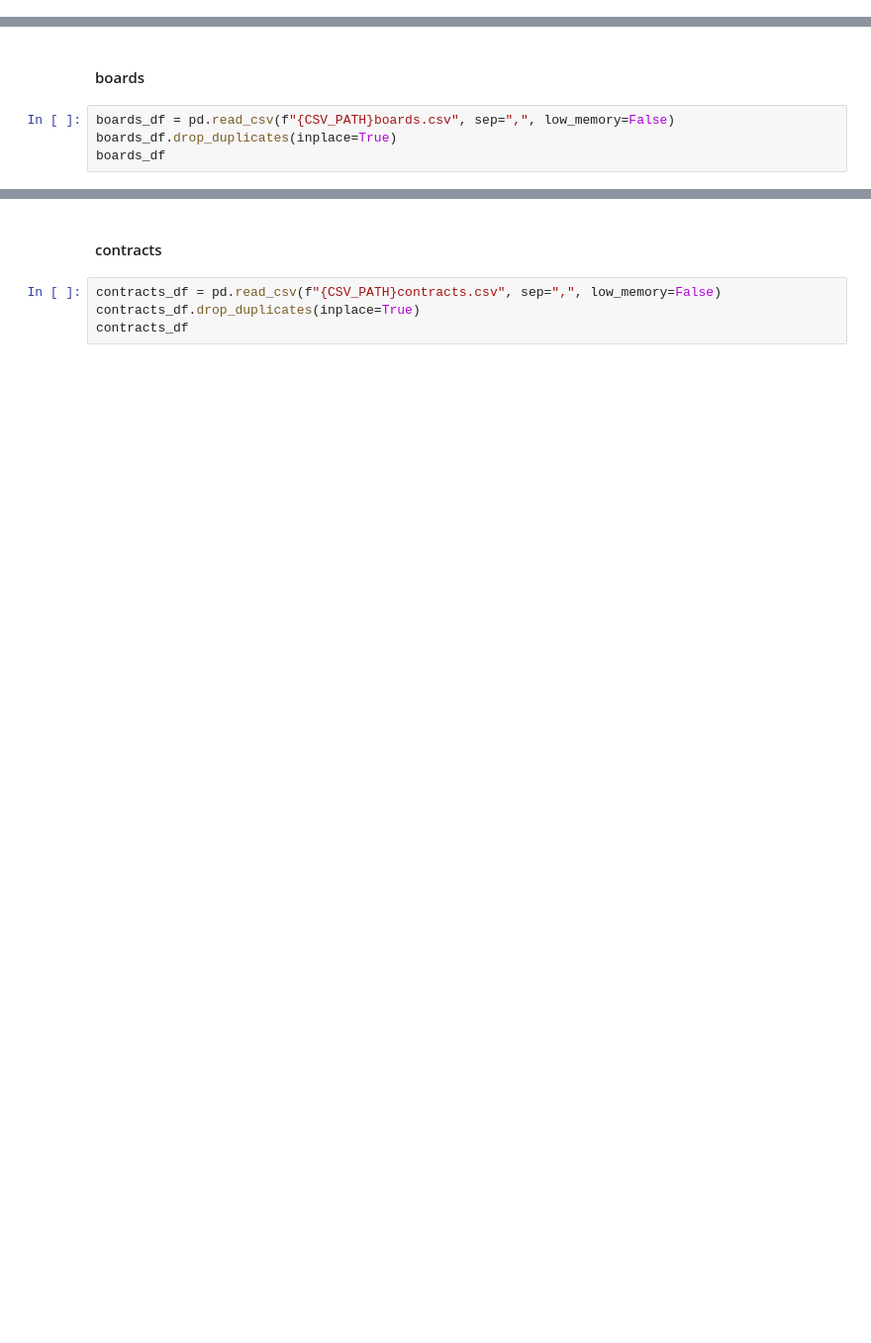
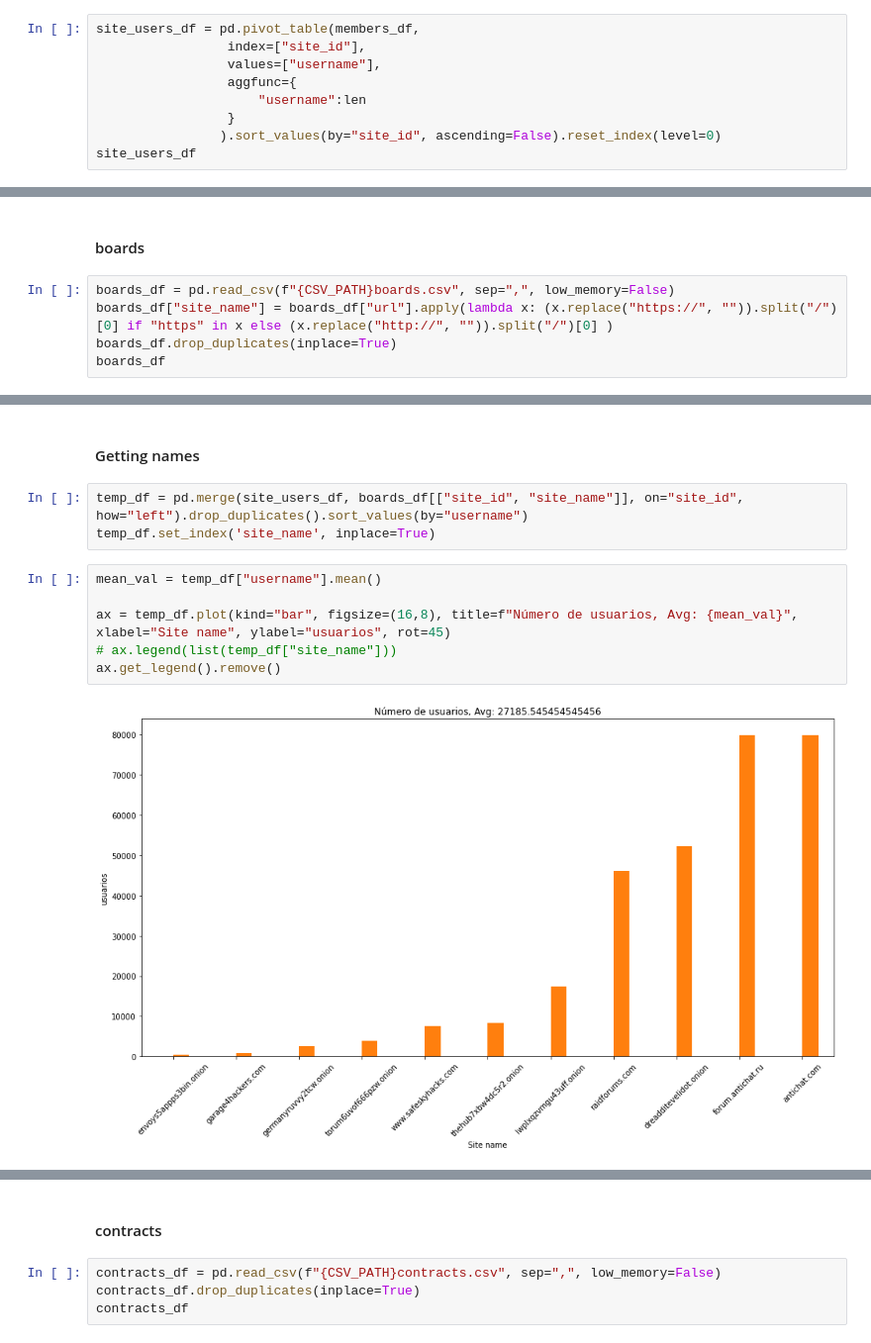
Before and after one commit to fmorenovr/crimepy, a Jupyter notebook: notebooks/3_DB_Exploration.ipynb, the cells around one changed output, grey strips where cells are left out. Shown at 99% size. Saved outputs shown, nothing was run; the diff lists cells and outputs as text; blank space fills up the shorter version.

```diff
--- a/notebooks/3_DB_Exploration.ipynb
+++ b/notebooks/3_DB_Exploration.ipynb
@@ -24,0 +64,9 @@ members_df
+# %%
+site_users_df = pd.pivot_table(members_df,
+                 index=["site_id"],
+                 values=["username"],
+                 aggfunc={
+                     "username":len
+                 }
+                ).sort_values(by="site_id", ascending=False).reset_index(level=0)
+site_users_df
@@ -26,5 +86,6 @@ members_df
 #### boards
 # %%
 boards_df = pd.read_csv(f"{CSV_PATH}boards.csv", sep=",", low_memory=False)
+boards_df["site_name"] = boards_df["url"].apply(lambda x: (x.replace("https://", "")).split("/")[0] if "https" in x else (x.replace("http://", "")).split("/")[0] )
 boards_df.drop_duplicates(inplace=True)
 boards_df
@@ -30,0 +106,13 @@ boards_df
+# %% [markdown]
+#### Getting names
+# %%
+temp_df = pd.merge(site_users_df, boards_df[["site_id", "site_name"]], on="site_id", how="left").drop_duplicates().sort_values(by="username")
+temp_df.set_index('site_name', inplace=True)
+# %%
+mean_val = temp_df["username"].mean()
+
+ax = temp_df.plot(kind="bar", figsize=(16,8), title=f"Número de usuarios, Avg: {mean_val}", xlabel="Site name", ylabel="usuarios", rot=45)
+# ax.legend(list(temp_df["site_name"]))
+ax.get_legend().remove()
+# %% [output]
+[figure, added]
```
Also changed, not shown: parts of 13 cells of this notebook.
